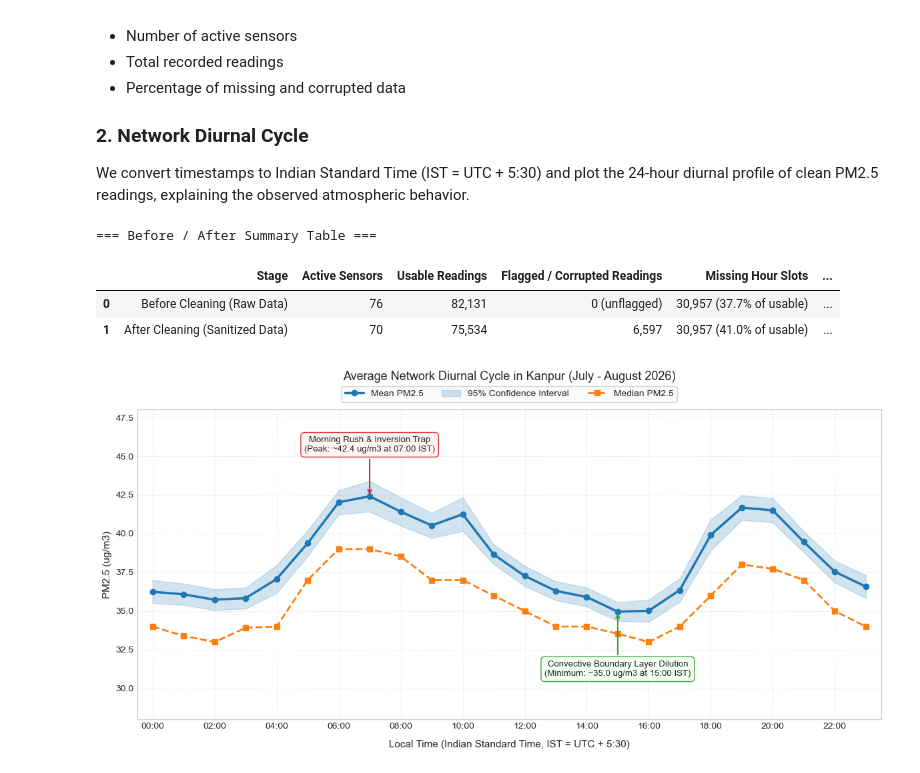
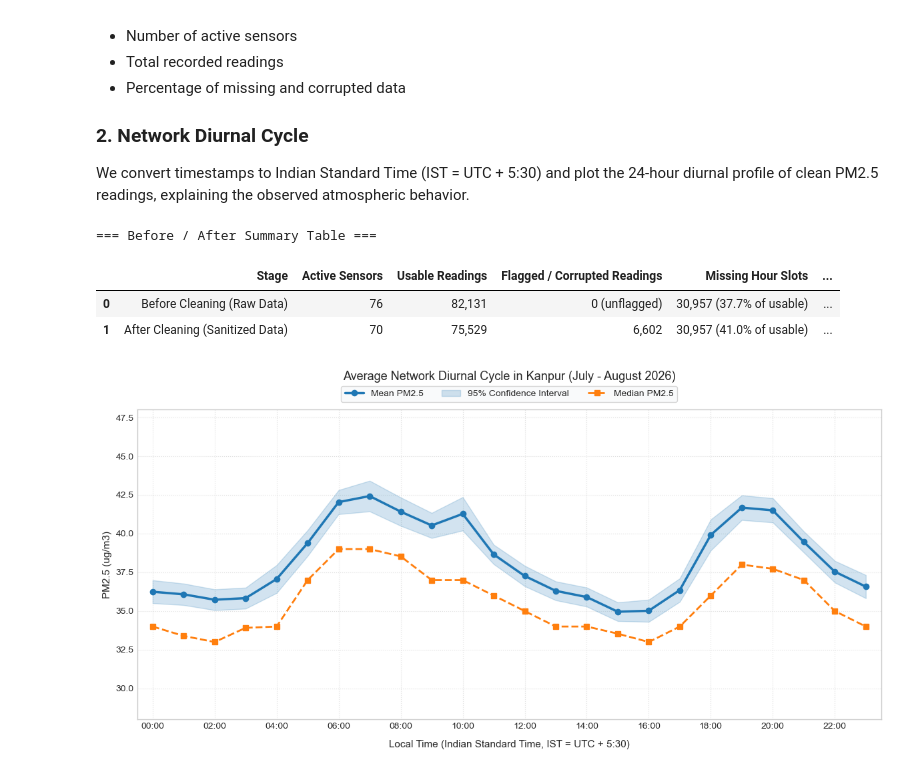
Before and after one commit to ponishbhatia/manifold-CS771, a Jupyter notebook: Part_0.ipynb, the cells around one changed output. Saved outputs shown, nothing was run; the diff lists cells and outputs as text; code cells hidden in the pictures.

```diff
--- a/Part_0.ipynb
+++ b/Part_0.ipynb
@@ -314,7 +404,7 @@ print(f"5. Network Outages (<10% reporting):     {len(outage_hours)} hours out o
 # %%
 # 6. Network Tracking: Pearson correlation of each sensor with network median
 clean_matrix = hourly_wide.copy()
-clean_matrix[mask_error_code | mask_zero | mask_stuck] = np.nan
+clean_matrix[hourly_error_flag | hourly_zero_flag | hourly_stuck_flag] = np.nan
 clean_matrix[unusable_50_sensors] = np.nan
 
 # Compute robust network median time series
@@ -402,11 +492,11 @@ for s in sensor_ids:
     for ts, val in s_pm.items():
         if is_dropped:
             flag = 'dropped_sensor'
-        elif mask_error_code.loc[ts, s]:
+        elif hourly_error_flag.loc[ts, s]:
             flag = 'error_code'
-        elif mask_zero.loc[ts, s]:
+        elif hourly_zero_flag.loc[ts, s]:
             flag = 'zero'
-        elif mask_stuck.loc[ts, s]:
+        elif hourly_stuck_flag.loc[ts, s]:
             flag = 'stuck'
         else:
             flag = 'ok'
@@ -660,45 +750,32 @@ diurnal_stats['ci95'] = 1.96 * diurnal_stats['std'] / np.sqrt(diurnal_stats['cou
 
 fig, ax = plt.subplots(figsize=(12, 6))
 ax.plot(diurnal_stats['hour_ist'], diurnal_stats['mean'], color='#1f77b4', lw=2.5, marker='o', label='Mean PM2.5')
 ax.fill_between(
     diurnal_stats['hour_ist'],
     diurnal_stats['mean'] - diurnal_stats['ci95'],
     diurnal_stats['mean'] + diurnal_stats['ci95'],
     color='#1f77b4', alpha=0.2, label='95% Confidence Interval'
 )
 ax.plot(diurnal_stats['hour_ist'], diurnal_stats['median'], color='#ff7f0e', lw=2, linestyle='--', marker='s', label='Median PM2.5')
 
 # Axes and clean layout spacing
 ax.set_ylim(28, 48)
 ax.set_xlim(-0.5, 23.5)
 ax.set_xticks(range(0, 24, 2))
 ax.set_xticklabels([f"{h:02d}:00" for h in range(0, 24, 2)], fontsize=10)
 ax.set_xlabel('Local Time (Indian Standard Time, IST = UTC + 5:30)', fontsize=11, labelpad=10)
 ax.set_ylabel('PM2.5 (ug/m3)', fontsize=11)
 ax.set_title('Average Network Diurnal Cycle in Kanpur (July - August 2026)', fontsize=13, pad=32)
 
 # Place legend completely OUTSIDE above the plot area (zero overlap with callouts or data!)
 ax.legend(loc='lower center', bbox_to_anchor=(0.5, 1.01), ncol=3, frameon=True, facecolor='#f8f9fa', edgecolor='#cccccc', fontsize=10)
 ax.grid(True, linestyle=':', alpha=0.6)
 
-# Annotations placed inside plot area with zero overlap
-ax.annotate('Morning Rush & Inversion Trap\n(Peak: ~42.4 ug/m3 at 07:00 IST)',
-            xy=(7, 42.39), xytext=(7, 45.3),
-            ha='center', fontsize=9.5,
-            arrowprops=dict(facecolor='#d62728', edgecolor='#d62728', arrowstyle='->', lw=1.5),
-            bbox=dict(boxstyle='round,pad=0.4', facecolor='#fff2f2', edgecolor='#d62728', alpha=0.9))
-
-ax.annotate('Convective Boundary Layer Dilution\n(Minimum: ~35.0 ug/m3 at 15:00 IST)',
-            xy=(15, 34.99), xytext=(15, 30.8),
-            ha='center', fontsize=9.5,
-            arrowprops=dict(facecolor='#2ca02c', edgecolor='#2ca02c', arrowstyle='->', lw=1.5),
-            bbox=dict(boxstyle='round,pad=0.4', facecolor='#f2fff2', edgecolor='#2ca02c', alpha=0.9))
-
 plt.tight_layout()
 plt.show()
 # %% [output]
 === Before / After Summary Table ===
 |  | Stage | Active Sensors | Usable Readings | Flagged / Corrupted Readings | Missing Hour Slots | ... |
 | 0 | Before Cleaning (Raw Data) | 76 | 82,131 | 0 (unflagged) | 30,957 (37.7% of usable) | ... |
-| 1 | After Cleaning (Sanitized Data) | 70 | 75,534 | 6,597 | 30,957 (41.0% of usable) | ... |
+| 1 | After Cleaning (Sanitized Data) | 70 | 75,529 | 6,602 | 30,957 (41.0% of usable) | ... |
-[figure, old version]
+[figure, new version]
```
Also changed, not shown: parts of 11 cells of this notebook, 2 other files.
